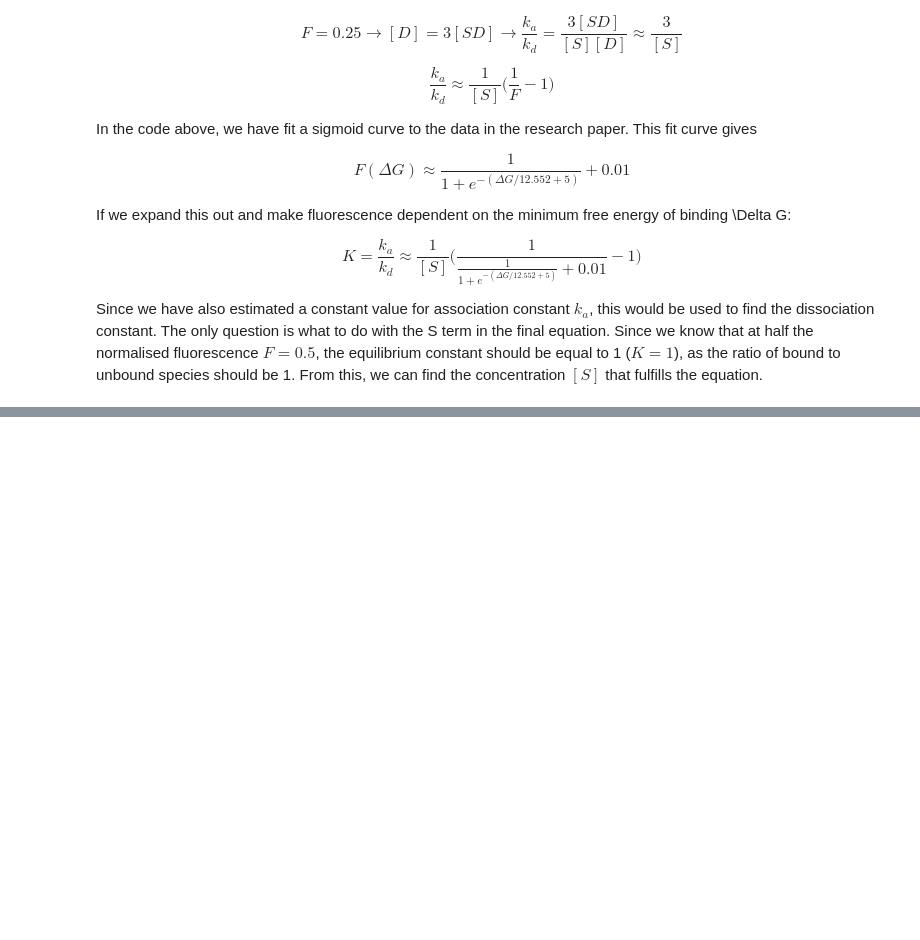
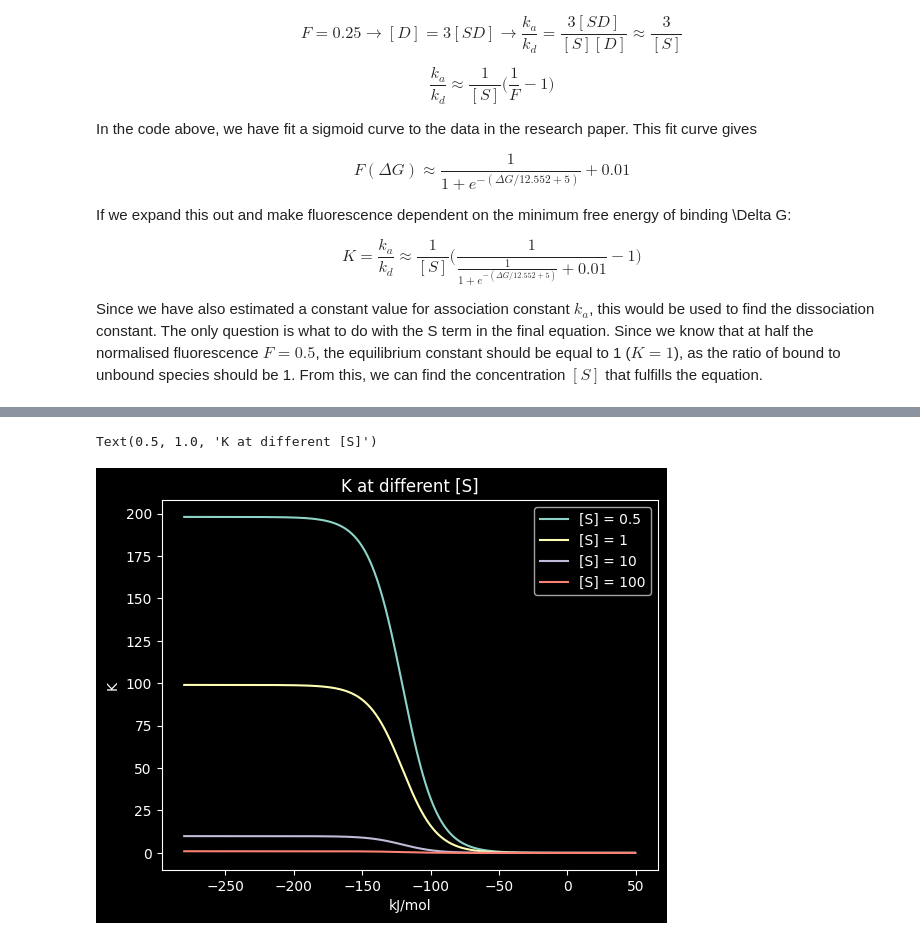
Before and after one commit to olive004/synbio_morpher, a Jupyter notebook: explanations/binding_energy.ipynb, the cells around one changed output, grey strips where cells are left out. Cells and saved outputs as stored; diff of their text form; code cells hidden in the pictures; blank space fills up the shorter version.

```diff
--- a/explanations/binding_energy.ipynb
+++ b/explanations/binding_energy.ipynb
@@ -137,0 +153,14 @@ In this case, $[S]$ turned out to be roughly equal to 1 to make the $\Delta G$ w
+# %%
+S = [0.5, 1, 10, 100]
+
+plt.figure()
+for s in S:
+    plt.plot(E2, equilibrium_constant_fluorescence(E2, s), label=f'[S] = {s}')
+
+plt.legend()
+plt.xlabel('kJ/mol')
+plt.ylabel('K')
+plt.title('K at different [S]')
+# %% [output]
+Text(0.5, 1.0, 'K at different [S]')
+[figure, added]
```
Also changed, not shown: parts of 3 cells of this notebook.
